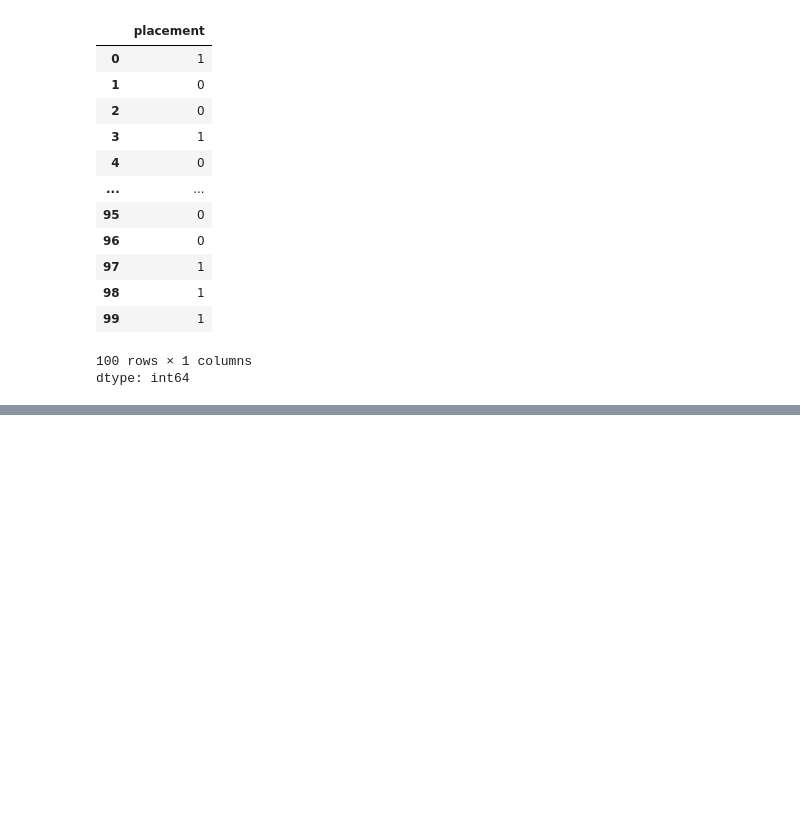
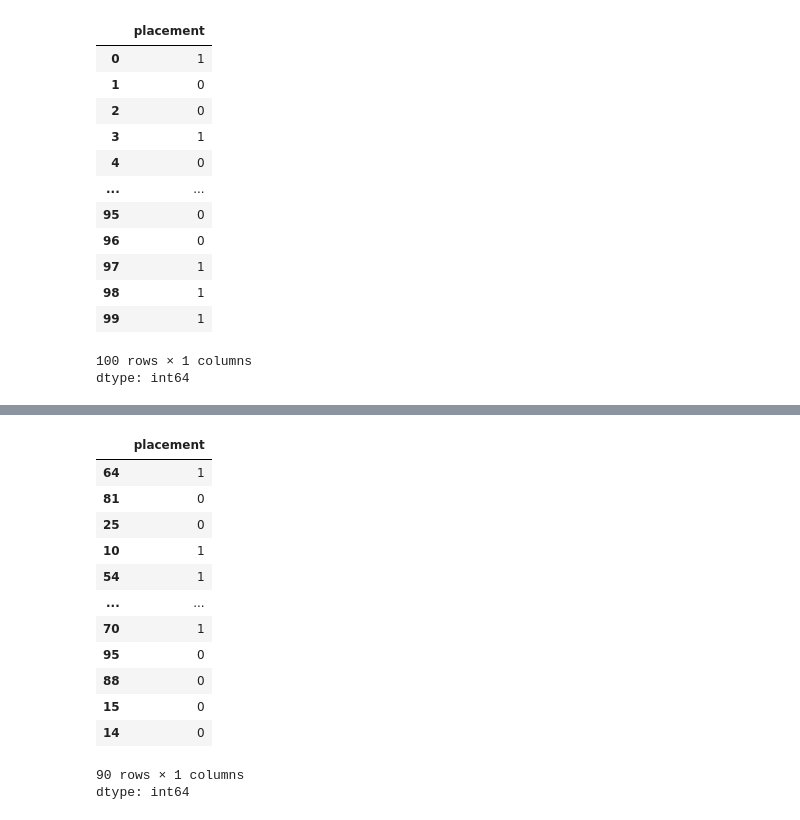
Before and after one commit to somaananta/learn_AI_with_som, a Jupyter notebook: end_to_end_ml.ipynb, the cells around one changed output, grey strips where cells are left out. Saved outputs shown, nothing was run; the diff lists cells and outputs as text; code cells hidden in the pictures; blank space fills up the shorter version.

```diff
--- a/end_to_end_ml.ipynb
+++ b/end_to_end_ml.ipynb
@@ -91,0 +108,17 @@ x_train,x_test,y_train,y_test = train_test_split(x,y,test_size=0.1)
+# %%
+y_train
+# %% [output]
+|  | placement |
+| 64 | 1 |
+| 81 | 0 |
+| 25 | 0 |
+| 10 | 1 |
+| 54 | 1 |
+| ... | ... |
+| 70 | 1 |
+| 95 | 0 |
+| 88 | 0 |
+| 15 | 0 |
+| 14 | 0 |
+90 rows × 1 columns
+dtype: int64
```
Also changed, not shown: parts of 20 cells of this notebook.
